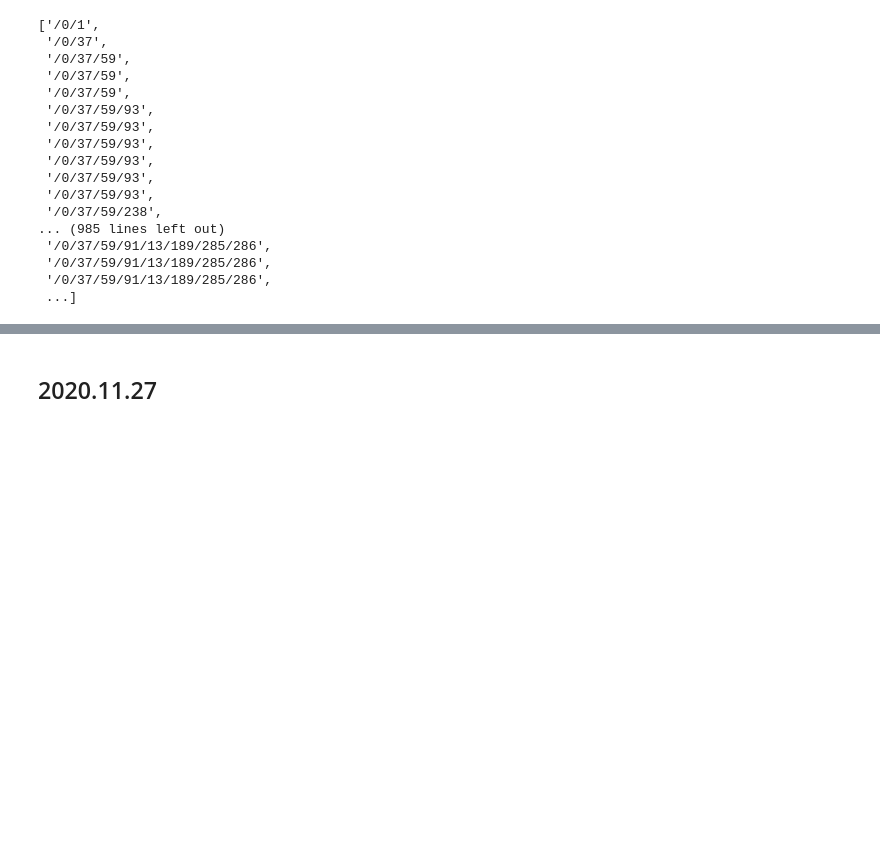
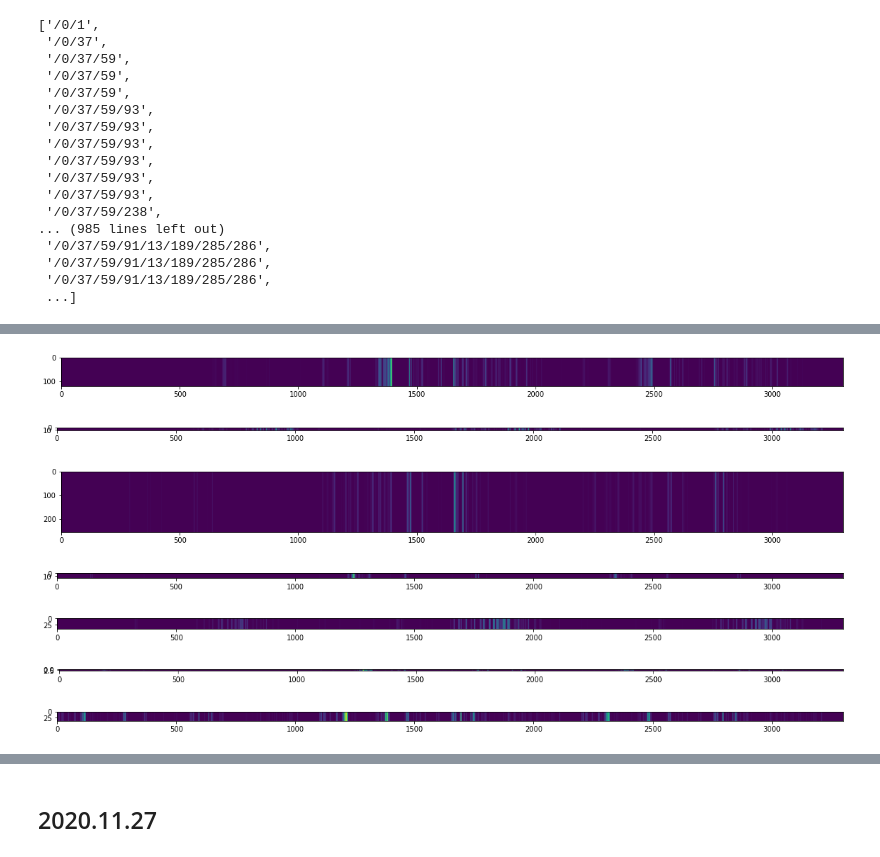
Before and after one commit to emilyjanedennis/PRA, a Jupyter notebook: notebooks/misc/allen_experiment_import.ipynb, the cells around one changed output, grey strips where cells are left out. Saved outputs shown, nothing was run; the diff lists cells and outputs as text; code cells hidden in the pictures; blank space fills up the shorter version.

```diff
--- a/notebooks/misc/allen_experiment_import.ipynb
+++ b/notebooks/misc/allen_experiment_import.ipynb
@@ -317,0 +368,42 @@ plt.show()
+# %%
+plt.figure(figsize=(20,7))
+plt.imshow(test[xx[xx==0],:])
+plt.show()
+# %% [output]
+[figure, added]
+# %%
+plt.figure(figsize=(20,7))
+plt.imshow(test[xx[xx==1],:])
+plt.show()
+# %% [output]
+[figure, added]
+# %%
+plt.figure(figsize=(20,7))
+plt.imshow(test[xx[xx==2],:])
+plt.show()
+# %% [output]
+[figure, added]
+# %%
+plt.figure(figsize=(20,7))
+plt.imshow(test[xx[xx==3],:])
+plt.show()
+# %% [output]
+[figure, added]
+# %%
+plt.figure(figsize=(20,7))
+plt.imshow(test[xx[xx==4],:])
+plt.show()
+# %% [output]
+[figure, added]
+# %%
+plt.figure(figsize=(20,7))
+plt.imshow(test[xx[xx==5],:])
+plt.show()
+# %% [output]
+[figure, added]
+# %%
+plt.figure(figsize=(20,7))
+plt.imshow(test[xx[xx==6],:])
+plt.show()
+# %% [output]
+[figure, added]
```
Also changed, not shown: parts of 25 cells of this notebook, 1 other file.
